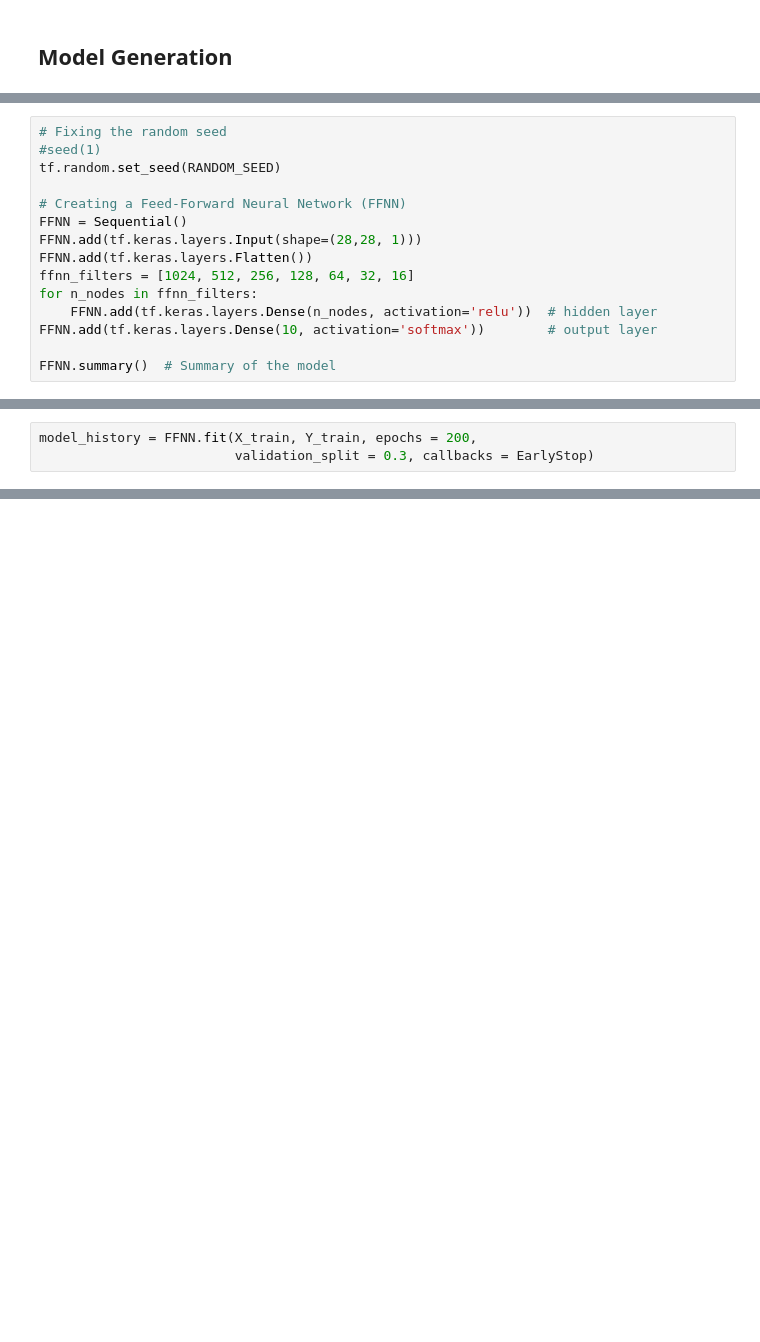
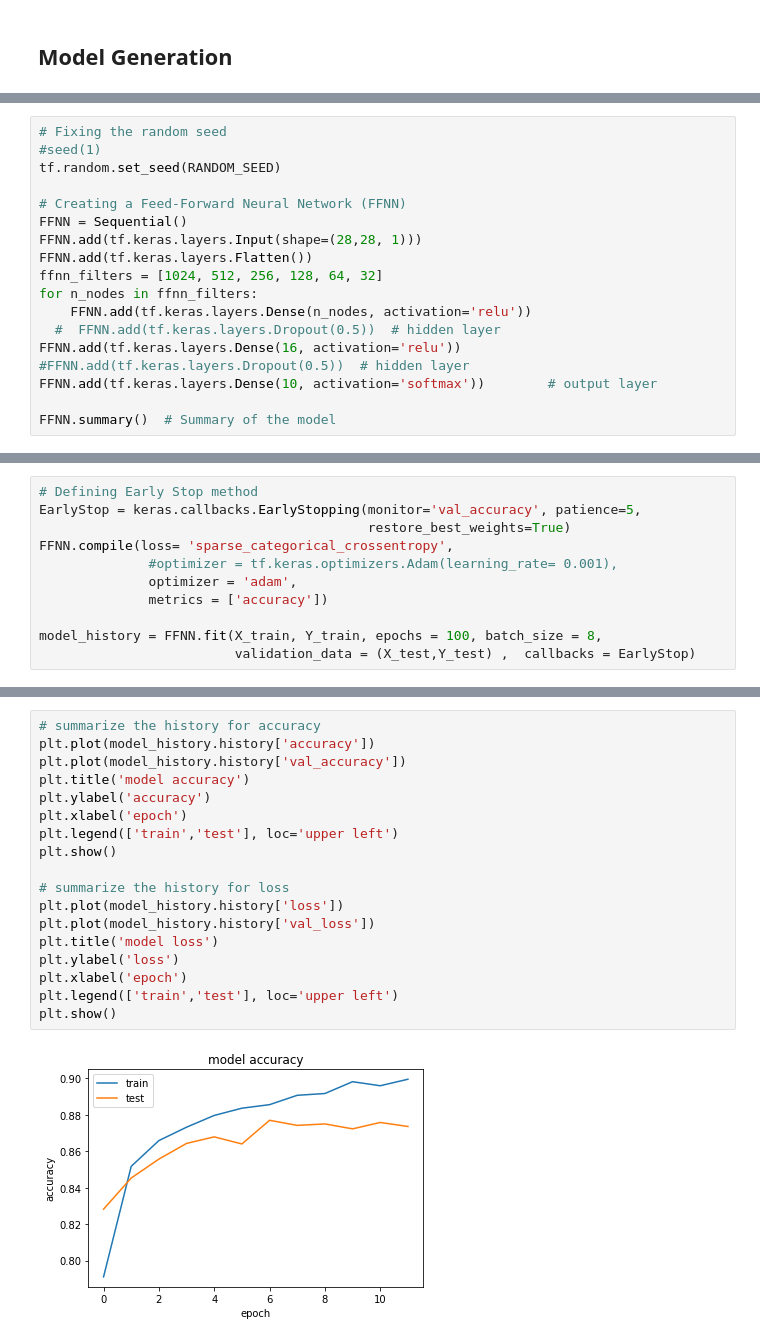
Before and after one commit to harishahamed26/Fashion-MNIST, a Jupyter notebook: Fashion_MNIST_Image_Classificaiton.ipynb, the cells around one changed output, grey strips where cells are left out. Drawn from its saved outputs; the diff is of its cells as text; blank space fills up the shorter version.

```diff
--- a/Fashion_MNIST_Image_Classificaiton.ipynb
+++ b/Fashion_MNIST_Image_Classificaiton.ipynb
@@ -78,9 +103,12 @@ tf.random.set_seed(RANDOM_SEED)
 FFNN = Sequential()
 FFNN.add(tf.keras.layers.Input(shape=(28,28, 1)))
 FFNN.add(tf.keras.layers.Flatten())
-ffnn_filters = [1024, 512, 256, 128, 64, 32, 16]
+ffnn_filters = [1024, 512, 256, 128, 64, 32]
 for n_nodes in ffnn_filters:
-    FFNN.add(tf.keras.layers.Dense(n_nodes, activation='relu'))  # hidden layer
+    FFNN.add(tf.keras.layers.Dense(n_nodes, activation='relu'))
+  #  FFNN.add(tf.keras.layers.Dropout(0.5))  # hidden layer
+FFNN.add(tf.keras.layers.Dense(16, activation='relu'))
+#FFNN.add(tf.keras.layers.Dropout(0.5))  # hidden layer
 FFNN.add(tf.keras.layers.Dense(10, activation='softmax'))        # output layer
 
 FFNN.summary()  # Summary of the model
@@ -121,3 +137,0 @@ X_train.shape, X_test.shape, Y_train.shape, Y_test.shape
-# %%
-model_history = FFNN.fit(X_train, Y_train, epochs = 200,
-                         validation_split = 0.3, callbacks = EarlyStop)
@@ -141,0 +138,11 @@ Epoch 22/200
+# %%
+# Defining Early Stop method
+EarlyStop = keras.callbacks.EarlyStopping(monitor='val_accuracy', patience=5,
+                                          restore_best_weights=True)
+FFNN.compile(loss= 'sparse_categorical_crossentropy',
+              #optimizer = tf.keras.optimizers.Adam(learning_rate= 0.001),
+              optimizer = 'adam',
+              metrics = ['accuracy'])
+
+model_history = FFNN.fit(X_train, Y_train, epochs = 100, batch_size = 8,
+                         validation_data = (X_test,Y_test) ,  callbacks = EarlyStop)
@@ -141,0 +167,20 @@ Epoch 22/200
+# %%
+# summarize the history for accuracy
+plt.plot(model_history.history['accuracy'])
+plt.plot(model_history.history['val_accuracy'])
+plt.title('model accuracy')
+plt.ylabel('accuracy')
+plt.xlabel('epoch')
+plt.legend(['train','test'], loc='upper left')
+plt.show()
+
+# summarize the history for loss
+plt.plot(model_history.history['loss'])
+plt.plot(model_history.history['val_loss'])
+plt.title('model loss')
+plt.ylabel('loss')
+plt.xlabel('epoch')
+plt.legend(['train','test'], loc='upper left')
+plt.show()
+# %% [output]
+[figure, added]
```
Also changed, not shown: parts of 21 cells of this notebook.
